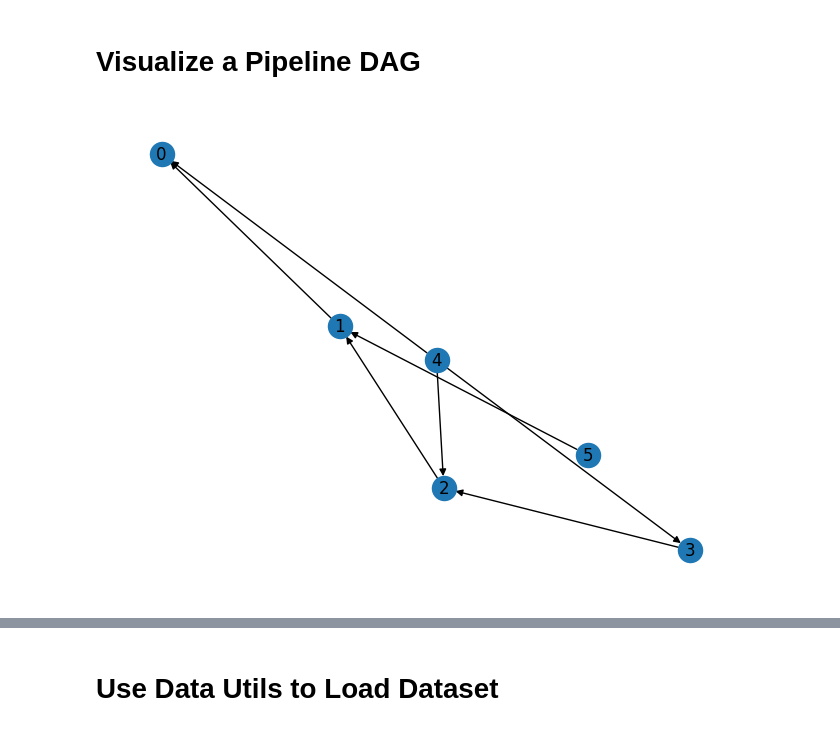
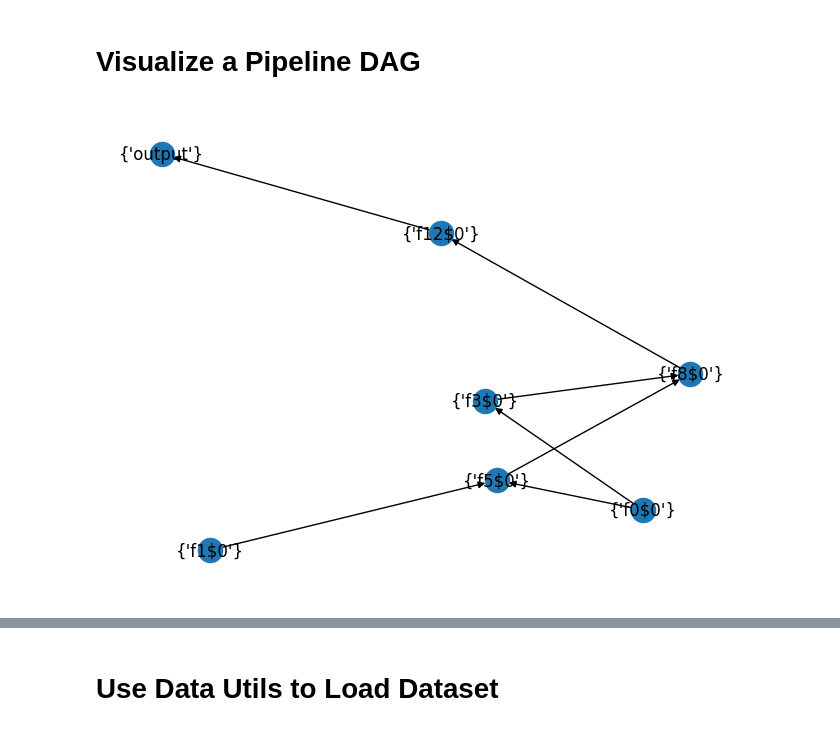
Before and after one commit to fangjunzhou/halide-gnn-cost-model, a Jupyter notebook: notebooks/dataset_playground.ipynb, the cells around one changed output, grey strips where cells are left out. Drawn from its saved outputs; the diff is of its cells as text; code cells hidden in the pictures.

```diff
--- a/notebooks/dataset_playground.ipynb
+++ b/notebooks/dataset_playground.ipynb
@@ -10,21 +13,22 @@ from torch_geometric.data import Data
 # Visualize a Pipeline DAG
 # %%
 # Load the pipeline DAG from a JSON file.
-DAG_JSON_PATH = "../resources/pipelines/pipeline_2_0/dag.json"
+DAG_JSON_PATH = "../resources/pipelines/pipeline_1_0/dag.json"
 with open(DAG_JSON_PATH, "r") as f:
     dag_data = json.load(f)
 # %%
 func_names = [func["name"] for func in dag_data]
 dag = nx.DiGraph()
 # Add function nodes.
 for idx, func_name in enumerate(func_names):
     dag.add_node(idx, name={func_name})
 # Add edges based on dependencies.
 for idx, func in enumerate(dag_data):
     for dep in func["parents"]:
         dep_idx = func_names.index(dep)
         dag.add_edge(dep_idx, idx)
 # Visualize the DAG.
-nx.draw(dag, with_labels=True)
+labels = {n: dag.nodes[n]["name"] for n in dag.nodes()}
+nx.draw(dag, labels=labels, pos=nx.spring_layout(dag, k=0.5, seed=42))
 # %% [output]
-[figure, old version]
+[figure, new version]
```
Also changed, not shown: parts of 13 cells of this notebook, 5 other files.
